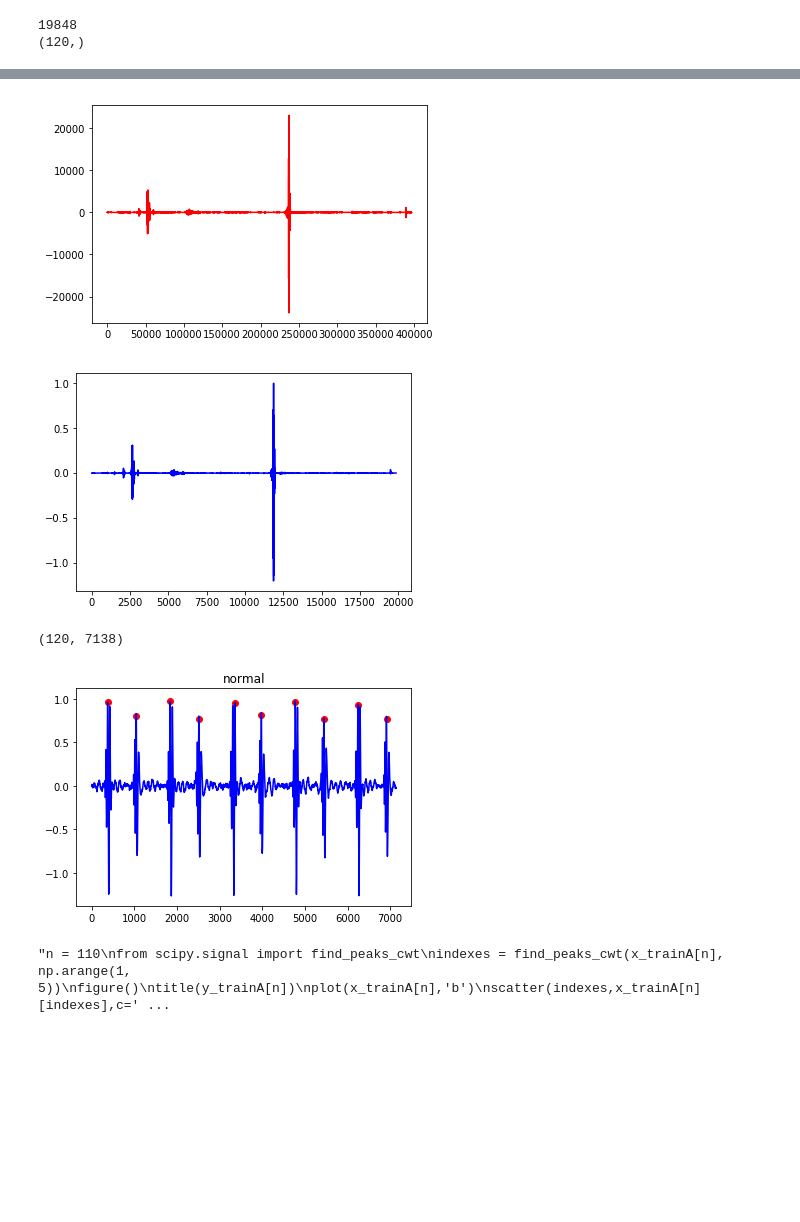
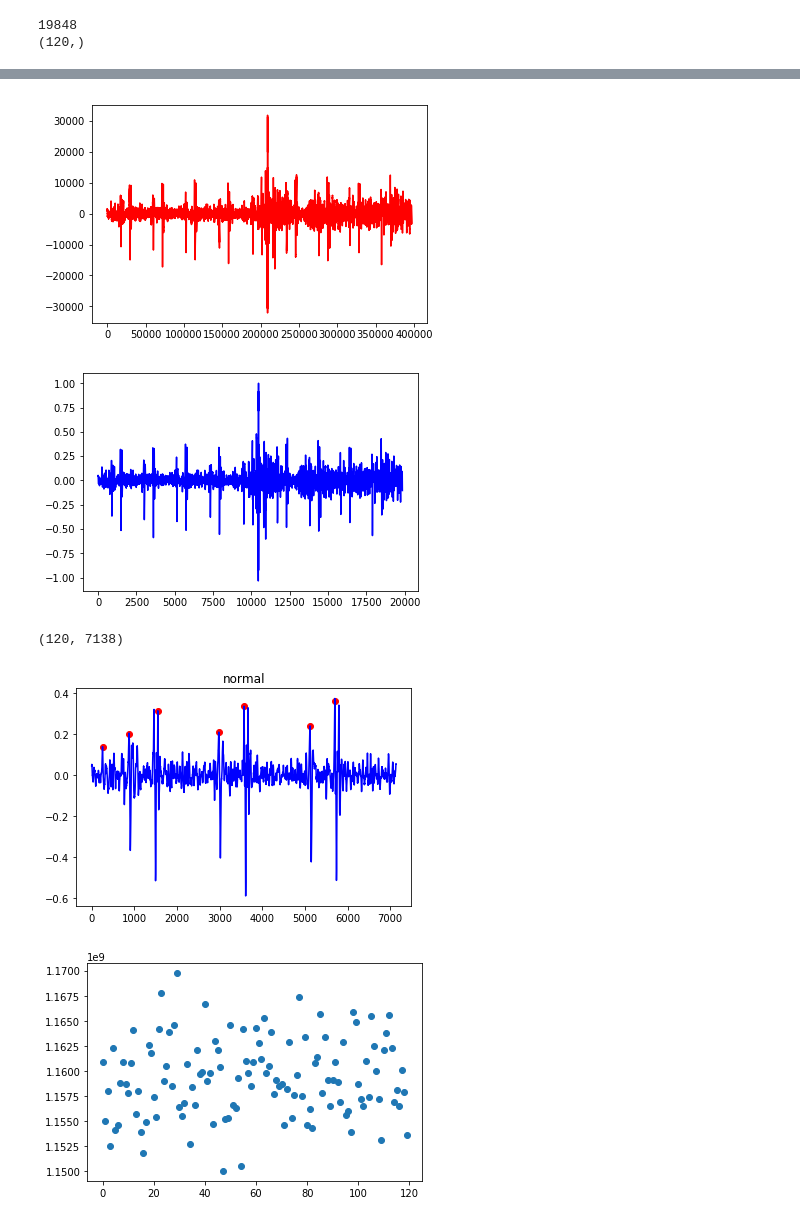
Before and after one commit to lindawangg/Classifying-Heartbeats, a Jupyter notebook: classifying_heartbeats_rough.ipynb, the cells around one changed output, grey strips where cells are left out. Cells and saved outputs as stored; diff of their text form; code cells hidden in the pictures; blank space fills up the shorter version.

Commit message:
Isolating s1 and s2
finding max peaks, isolating s1 and s2 by finding maximum interval
between peaks, total power of entire signal

```diff
--- a/classifying_heartbeats_rough.ipynb
+++ b/classifying_heartbeats_rough.ipynb
@@ -128,29 +132,37 @@ show()
 # %%
 # normalize
 x_trainA = np.array([x/max(x) for x in x_trainA])
+
 figure()
-plot(x_trainA_raw[0],'r')
+plot(x_trainA_raw[90],'r')
 figure()
-plot(x_trainA[0],'b')
+plot(x_trainA[90],'b')
 show()
 
 min_length = min(map(len, x_trainA))
 x_trainA = np.array([x[:min_length] for x in x_trainA])
 print(x_trainA.shape)
 # %% [output]
-[figure, old version]
+[figure, new version]
-[figure, old version]
+[figure, new version]
 (120, 7138)
 # %%
 from scipy.signal import find_peaks_cwt
+import numpy as np
 
-def find_peaks(samples):
+def find_peaks(samples, set_name):
+    if set_name.upper() == 'A':
+        interval = 200
+        r = 5
+    else:
+        interval = 20
+        r = 2
     all_peaks = []
     for sample in samples:
-        indexes = find_peaks_cwt(sample, np.arange(1, 5))
+        indexes = find_peaks_cwt(sample, np.arange(1, r))
         peaks = []
         for i in indexes:
-            if sample[i] > 0.15:
+            if sample[i] > 0.13:
                 peaks.append(i)
 
         if len(peaks) > 1:
@@ -160,7 +172,7 @@ def find_peaks(samples):
             max_peak = sample[peaks[start]]
             max_ind = start
             while i < len(peaks):
-                if peaks[i] <= (peaks[start] + 200):
+                if peaks[i] <= (peaks[start] + interval):
                     if sample[peaks[i]] > max_peak:
                         max_peak = sample[peaks[i]]
                         max_ind = i
@@ -178,13 +190,13 @@ def find_peaks(samples):
         all_peaks.append(peaks)
     return np.array(all_peaks)
 
-all_peaks = find_peaks(x_trainA)
+all_peaks = find_peaks(x_trainA, 'A')
 # %%
-n = 119
+n = 90
 figure()
 title(y_trainA[n])
 plot(x_trainA[n],'b')
 scatter(all_peaks[n],x_trainA[n][all_peaks[n]],c='r')
 show()
 # %% [output]
-[figure, old version]
+[figure, new version]
@@ -191,7 +224,7 @@ show()
 # %%
 # This is what the find_peaks function does
 # Uncomment to see how the find_peaks works
-'''n = 110
+'''n = 90
 from scipy.signal import find_peaks_cwt
 indexes = find_peaks_cwt(x_trainA[n], np.arange(1, 5))
 figure()
@@ -203,7 +236,7 @@ show()
 peaks = []
 for x in x_trainA[n:n+1]:
     for i in indexes:
-        if x[i] > 0.15:
+        if x[i] > 0.13:
             peaks.append(i)
 figure()
 plot(x_trainA[n],'b')
@@ -238,8 +271,6 @@ figure()
 plot(x_trainA[n],'b')
 scatter(peaks,x_trainA[n][peaks],c='r')
 show()'''
-# %% [output]
-"n = 110\nfrom scipy.signal import find_peaks_cwt\nindexes = find_peaks_cwt(x_trainA[n], np.arange(1, 5))\nfigure()\ntitle(y_trainA[n])\nplot(x_trainA[n],'b')\nscatter(indexes,x_trainA[n][indexes],c=' ...
 # %%
 # features
 # 1. number of peaks
@@ -277,3 +308,14 @@ def get_features(x_train,all_peaks):
     return features
 
 features = get_features(x_trainA,all_peaks)
+# %%
+#features from the indian paper
+#power of signal found using rms, ideally you need to find power of s1
+import audioop
+power = []
+for k in range(len(x_trainA)):
+    power.append([audioop.rms(x_trainA[k],4)])
+scatter(range(len(power)),power)
+show()
+# %% [output]
+[figure, added]
```
Also changed, not shown: parts of 6 cells of this notebook.
